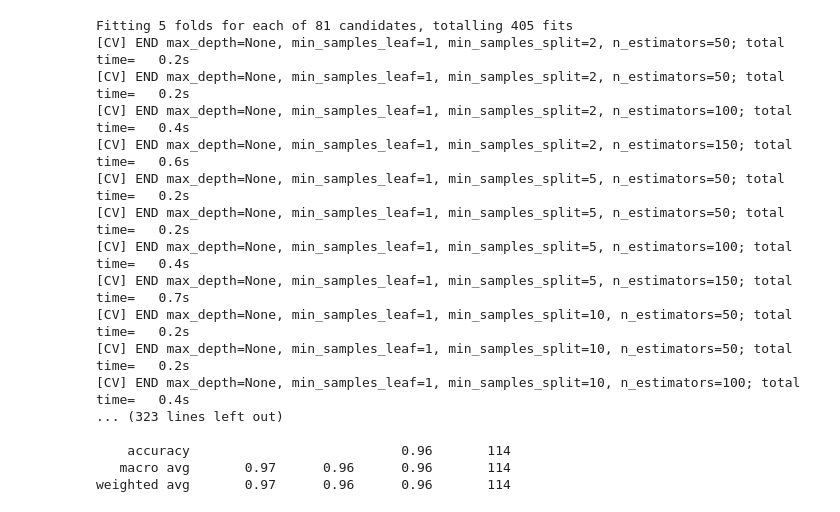
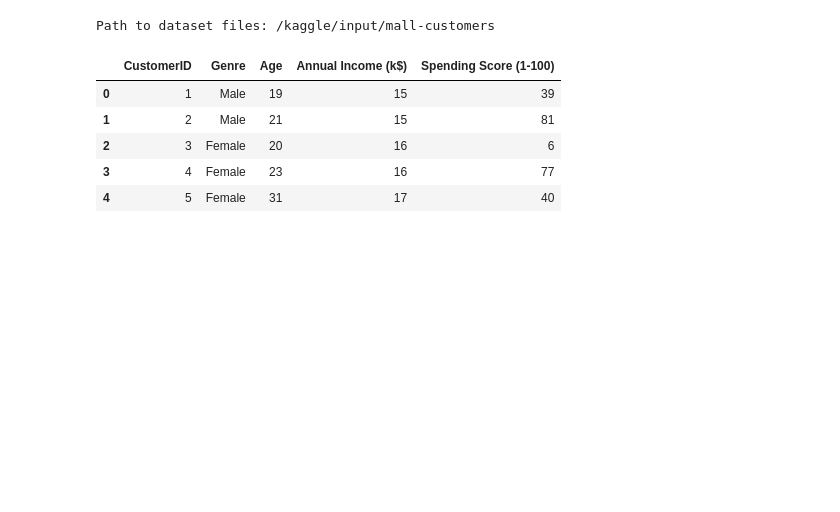
Before and after one commit to Seshmanuvarthi/ml-journey-2025, a Jupyter notebook: assignment-2.ipynb, the cells around one changed output. Cells and saved outputs as stored; diff of their text form; code cells hidden in the pictures; blank space fills up the shorter version.

Commit message:
Kaggle Notebook | Assignment_2 | Version 2

```diff
--- a/assignment-2.ipynb
+++ b/assignment-2.ipynb
@@ -178,49 +21,28 @@ Fitting 5 folds for each of 324 candidates, totalling 1620 fits
-# %%
-from sklearn.ensemble import RandomForestClassifier
-from sklearn.model_selection import GridSearchCV, train_test_split
-from sklearn.metrics import accuracy_score, classification_report, confusion_matrix
-
-
-X_train, X_test, y_train, y_test = train_test_split(X, y, test_size=0.2, random_state=42)
-
-
-param_grid = {
-    'n_estimators': [50, 100, 150],
-    'max_depth': [None, 5, 10],
-    'min_samples_split': [2, 5, 10],
-    'min_samples_leaf': [1, 2, 4]
-}
-
-rf = RandomForestClassifier(random_state=42)
-grid_search = GridSearchCV(estimator=rf, param_grid=param_grid, cv=5, n_jobs=-1, verbose=2)
-grid_search.fit(X_train, y_train)
-
-
-print("Best Parameters:", grid_search.best_params_)
-print("Best CV Score:", grid_search.best_score_)
-
-
-best_rf = grid_search.best_estimator_
-y_pred = best_rf.predict(X_test)
-
-print("\nTest Set Accuracy:", accuracy_score(y_test, y_pred))
-print("\nConfusion Matrix:\n", confusion_matrix(y_test, y_pred))
-print("\nClassification Report:\n", classification_report(y_test, y_pred))
-# %% [output]
-Fitting 5 folds for each of 81 candidates, totalling 405 fits
-[CV] END max_depth=None, min_samples_leaf=1, min_samples_split=2, n_estimators=50; total time=   0.2s
-[CV] END max_depth=None, min_samples_leaf=1, min_samples_split=2, n_estimators=50; total time=   0.2s
-[CV] END max_depth=None, min_samples_leaf=1, min_samples_split=2, n_estimators=100; total time=   0.4s
-[CV] END max_depth=None, min_samples_leaf=1, min_samples_split=2, n_estimators=150; total time=   0.6s
-[CV] END max_depth=None, min_samples_leaf=1, min_samples_split=5, n_estimators=50; total time=   0.2s
-[CV] END max_depth=None, min_samples_leaf=1, min_samples_split=5, n_estimators=50; total time=   0.2s
-[CV] END max_depth=None, min_samples_leaf=1, min_samples_split=5, n_estimators=100; total time=   0.4s
-[CV] END max_depth=None, min_samples_leaf=1, min_samples_split=5, n_estimators=150; total time=   0.7s
-[CV] END max_depth=None, min_samples_leaf=1, min_samples_split=10, n_estimators=50; total time=   0.2s
-[CV] END max_depth=None, min_samples_leaf=1, min_samples_split=10, n_estimators=50; total time=   0.2s
-[CV] END max_depth=None, min_samples_leaf=1, min_samples_split=10, n_estimators=100; total time=   0.4s
-... (323 lines left out)
-
-    accuracy                           0.96       114
-   macro avg       0.97      0.96      0.96       114
-weighted avg       0.97      0.96      0.96       114
+# %%
+import kagglehub
+
+# Download latest version
+path = kagglehub.dataset_download("shwetabh123/mall-customers")
+
+print("Path to dataset files:", path)
+# %% [output]
+Path to dataset files: /kaggle/input/mall-customers
+# %%
+import numpy as np
+import pandas as pd
+import matplotlib.pyplot as plt
+import seaborn as sns
+from sklearn.cluster import KMeans
+from sklearn.preprocessing import StandardScaler, LabelEncoder
+from sklearn.metrics import silhouette_score
+
+
+df = pd.read_csv("/kaggle/input/mall-customers/Mall_Customers.csv")
+df.head()
+# %% [output]
+|  | CustomerID | Genre | Age | Annual Income (k$) | Spending Score (1-100) |
+| 0 | 1 | Male | 19 | 15 | 39 |
+| 1 | 2 | Male | 21 | 15 | 81 |
+| 2 | 3 | Female | 20 | 16 | 6 |
+| 3 | 4 | Female | 23 | 16 | 77 |
+| 4 | 5 | Female | 31 | 17 | 40 |
```
Also changed, not shown: parts of 12 cells of this notebook.
